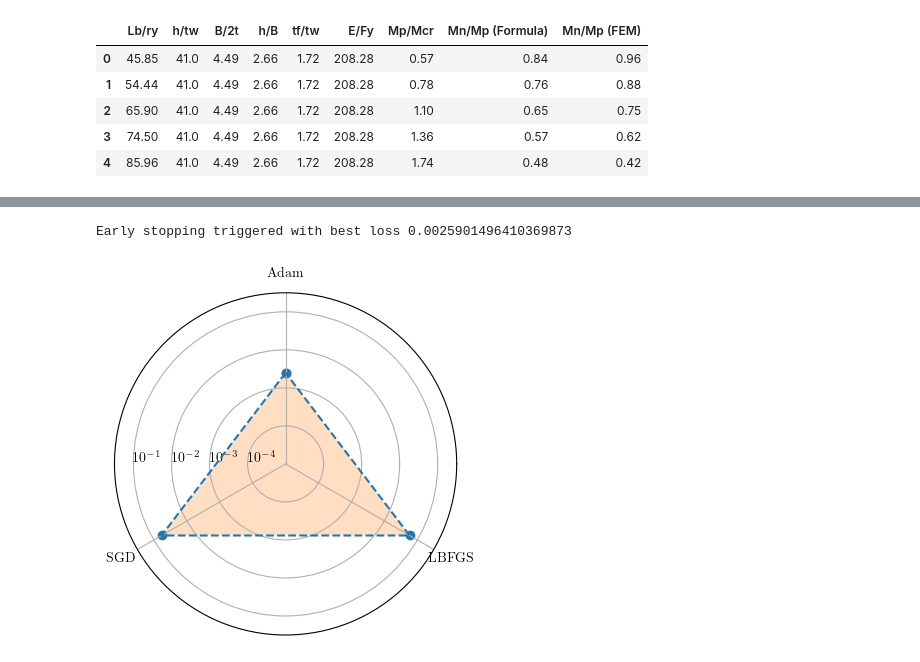
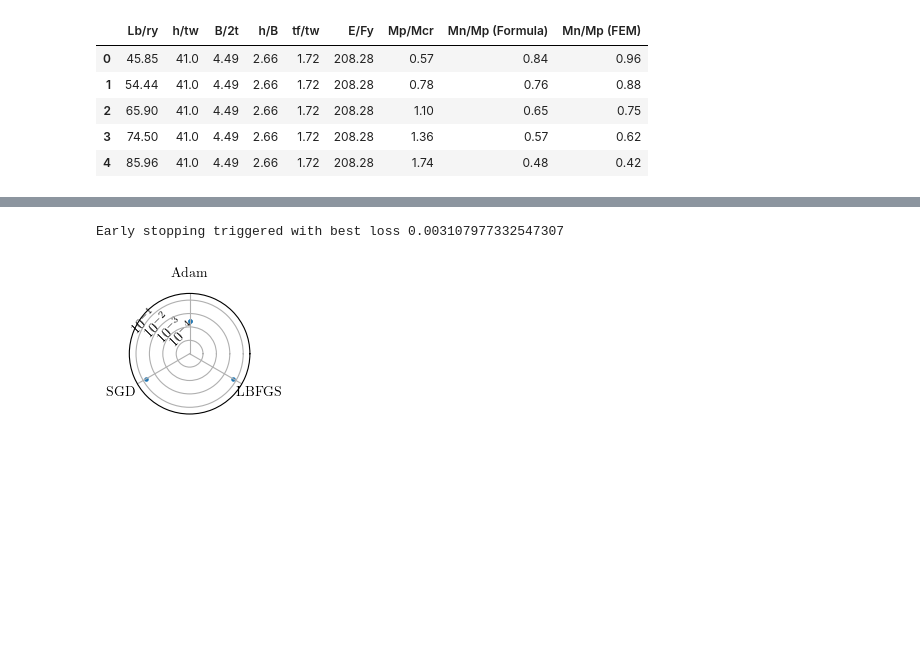
Before and after one commit to shantanu404/ibeam, a Jupyter notebook: just-mlp.ipynb, the cells around one changed output, grey strips where cells are left out. Cells and saved outputs as stored; diff of their text form; code cells hidden in the pictures; blank space fills up the shorter version.

```diff
--- a/just-mlp.ipynb
+++ b/just-mlp.ipynb
@@ -283,39 +283,41 @@ for slv_name, slv in solvers.items():
     with torch.no_grad():
         y_predict = model(X_test_tensor).cpu().numpy().flatten()
         mse_test = mean_squared_error(y_test, y_predict)
         r2_test = r2_score(y_test, y_predict)
     mselist.append(mse_test)
     r2list.append(r2_test)
 
 mselist = np.log10(mselist)
 num_vars = len(solvers)
 
 # Compute angle for each axis, rotated so first (LBFGS) is on top
 angles = np.linspace(0, 2 * np.pi, num_vars, endpoint=False).tolist()
 angles = [a + np.pi / 2 for a in angles]  # Rotate 90 degrees to start at top
 mselist = np.concatenate((mselist, [mselist[0]]))  # Close the loop
 angles += angles[:1]
 
 # Create radar chart
-fig, ax = plt.subplots(figsize=(4, 4), subplot_kw=dict(polar=True))
-ax.plot(angles, mselist, '--')
-ax.scatter(angles, mselist)
-ax.fill(angles, mselist, alpha=0.25)
+fig, ax = plt.subplots(figsize=(2, 2), subplot_kw=dict(polar=True))
+ax.scatter(angles, mselist, s=5)
+# ax.plot(angles, mselist, '--')
+# ax.fill(angles, mselist, alpha=0.25)
 
 # Customize labels and ticks
 ax.set_xticks(angles[:-1])
 ax.set_xticklabels(["Adam", "SGD", "LBFGS"])
 ax.set_rlabel_position(180)
 ax.set_yticks([-4, -3, -2, -1])  # Log10 ticks
 ax.set_yticklabels(["$10^{-4}$", "$10^{-3}$", "$10^{-2}$", "$10^{-1}$"])
+ax.yaxis.set_tick_params(rotation=45)
+ax.set_rlabel_position(180 - 20)
 ax.set_ylim(-5, -0.5)
 
 plt.tight_layout()
 plt.savefig(f'MLP/mse-solver.png', dpi=640, bbox_inches='tight')
 plt.show()
 # %% [output]
-Early stopping triggered with best loss 0.0025901496410369873
+Early stopping triggered with best loss 0.003107977332547307
-[figure, old version]
+[figure, new version]
 # %%
 import os
 
```
Also changed, not shown: parts of 5 cells of this notebook, 58 other files.
